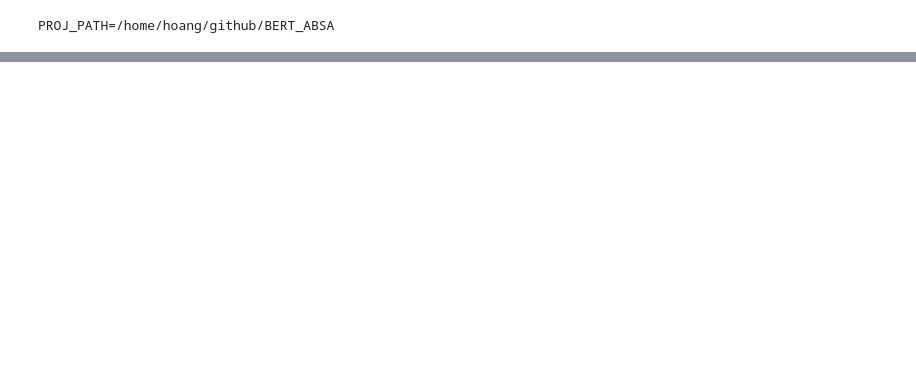
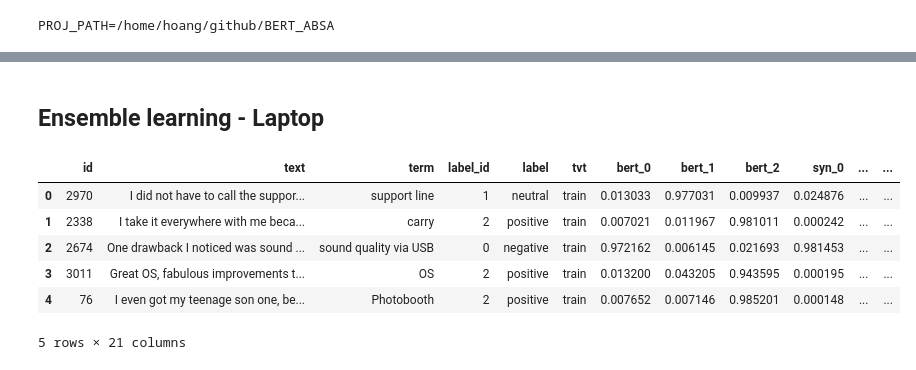
Before and after one commit to hoangntc/BERT_ABSA, a Jupyter notebook: experiment/4_ensemble.ipynb, the cells around one changed output, grey strips where cells are left out. Drawn from its saved outputs; the diff is of its cells as text; code cells hidden in the pictures; blank space fills up the shorter version.

```diff
--- a/experiment/4_ensemble.ipynb
+++ b/experiment/4_ensemble.ipynb
@@ -423,0 +482,14 @@ n_features n_train n_val n_test n_tree mse_train corr_train mse_val corr_val mse
+# %% [markdown]
+## Ensemble learning - Laptop
+# %%
+labelid2str = {0: 'negative', 1: 'neutral', 2: 'positive'}
+df = read_base_prediction('laptop')
+df.head()
+# %% [output]
+|  | id | text | term | label_id | label | tvt | bert_0 | bert_1 | bert_2 | syn_0 | ... | ... |
+| 0 | 2970 | I did not have to call the suppor... | support line | 1 | neutral | train | 0.013033 | 0.977031 | 0.009937 | 0.024876 | ... | ... |
+| 1 | 2338 | I take it everywhere with me beca... | carry | 2 | positive | train | 0.007021 | 0.011967 | 0.981011 | 0.000242 | ... | ... |
+| 2 | 2674 | One drawback I noticed was sound ... | sound quality via USB | 0 | negative | train | 0.972162 | 0.006145 | 0.021693 | 0.981453 | ... | ... |
+| 3 | 3011 | Great OS, fabulous improvements t... | OS | 2 | positive | train | 0.013200 | 0.043205 | 0.943595 | 0.000195 | ... | ... |
+| 4 | 76 | I even got my teenage son one, be... | Photobooth | 2 | positive | train | 0.007652 | 0.007146 | 0.985201 | 0.000148 | ... | ... |
+5 rows × 21 columns
```
Also changed, not shown: parts of 37 cells of this notebook, 23 other files.
